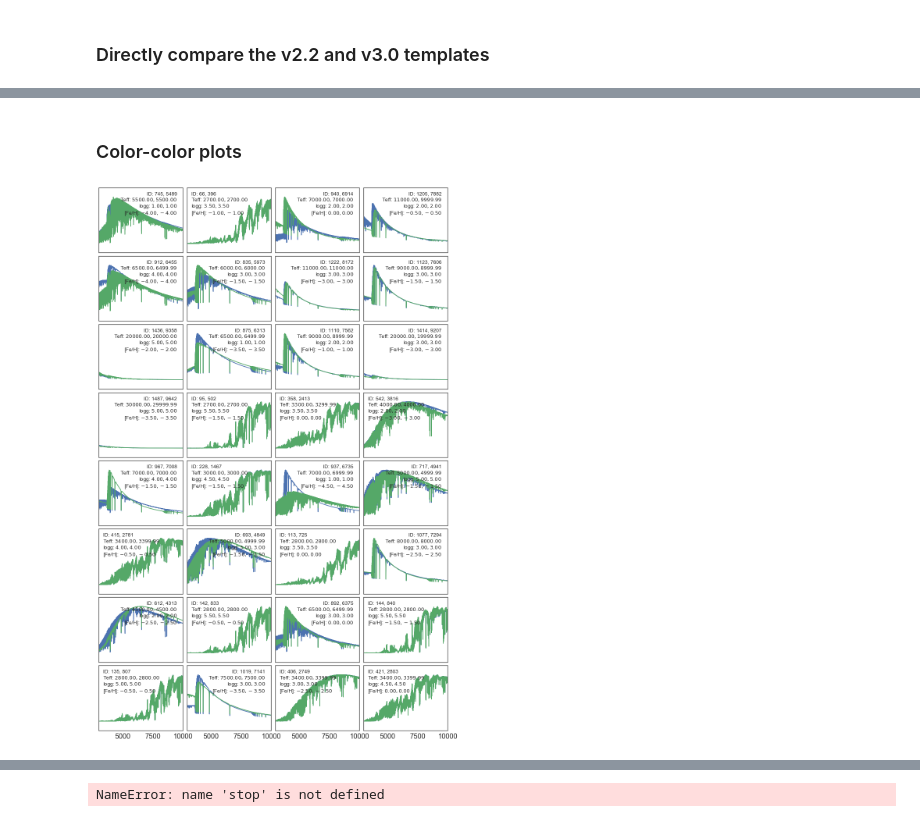
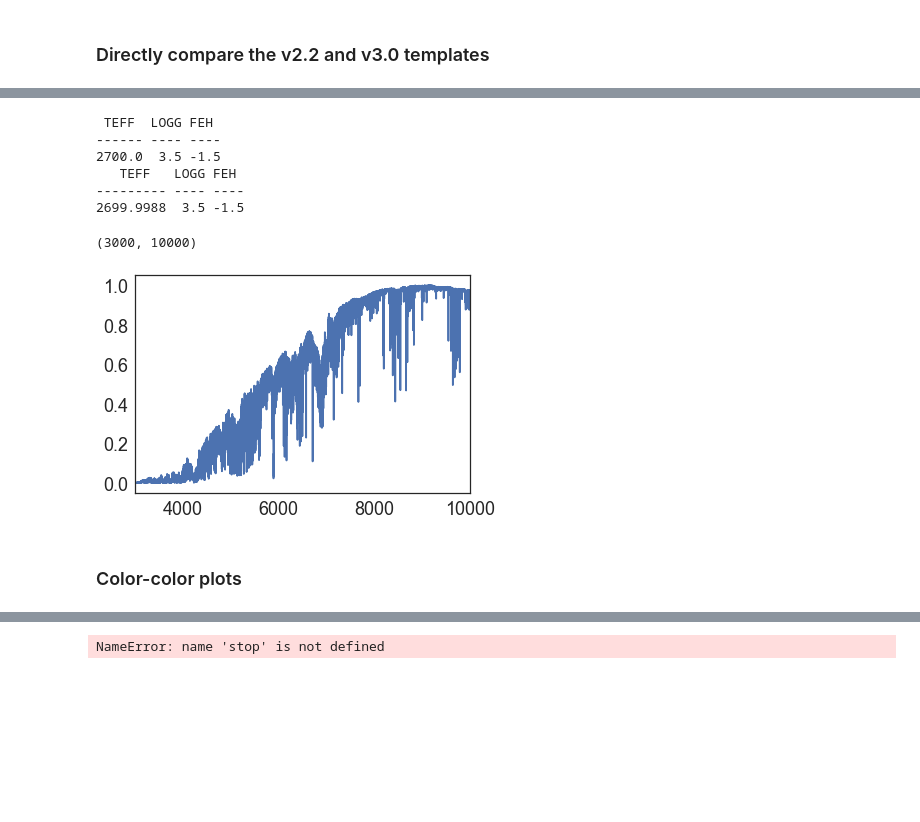
Before and after one commit to desihub/desisim, a Jupyter notebook: doc/nb/star-templates.ipynb, the cells around one changed output, grey strips where cells are left out. Drawn from its saved outputs; the diff is of its cells as text; code cells hidden in the pictures; blank space fills up the shorter version.

```diff
--- a/doc/nb/star-templates.ipynb
+++ b/doc/nb/star-templates.ipynb
@@ -89,2 +185,18 @@ qa_physical(new=True)
+# %%
+iold, inew = 67, 401
+print(mold['TEFF', 'LOGG', 'FEH'][iold])
+print(mnew['TEFF', 'LOGG', 'FEH'][inew])
+plt.plot(wnew, fnew[inew, :] / np.max(fnew[inew, :]) )
+#plt.plot(wold, fold[iold, :] / np.max(fold[iold, :]) )
+plt.xlim(3000, 10000)
+# %% [output]
+ TEFF  LOGG FEH
+------ ---- ----
+2700.0  3.5 -1.5
+   TEFF   LOGG FEH
+--------- ---- ----
+2699.9988  3.5 -1.5
+(3000, 10000)
+[figure, added]
 # %% [markdown]
 ### Color-color plots
@@ -183,4 +202,0 @@ def plot_subset(nplot=32, ncol=4, these=None, xlim=(3000, 10000),
-# %%
-plot_subset()
-# %% [output]
-[figure, removed]
```
Also changed, not shown: parts of 6 cells of this notebook.
